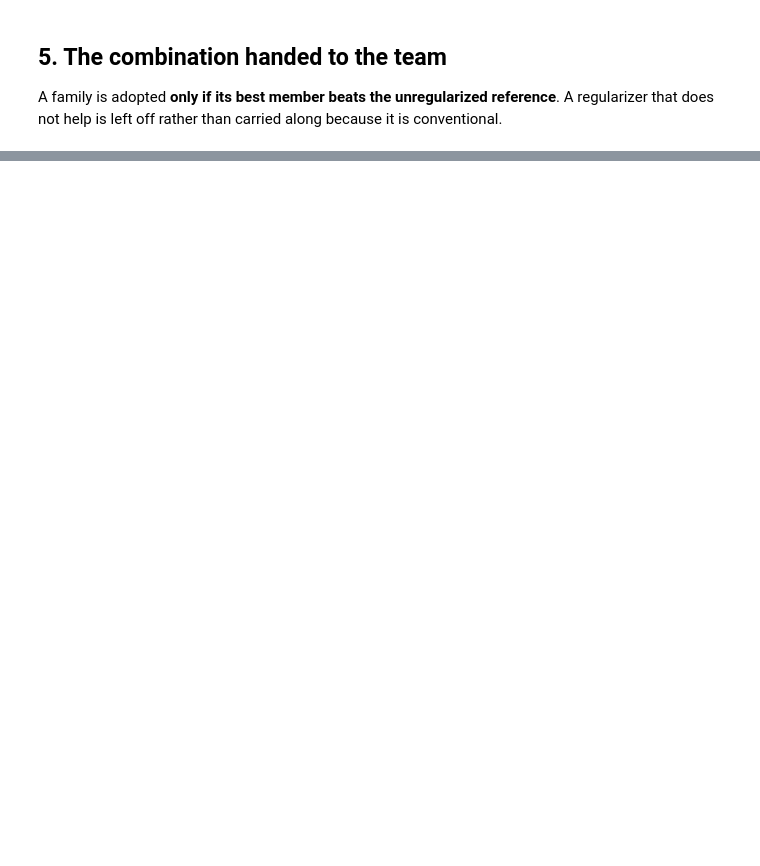
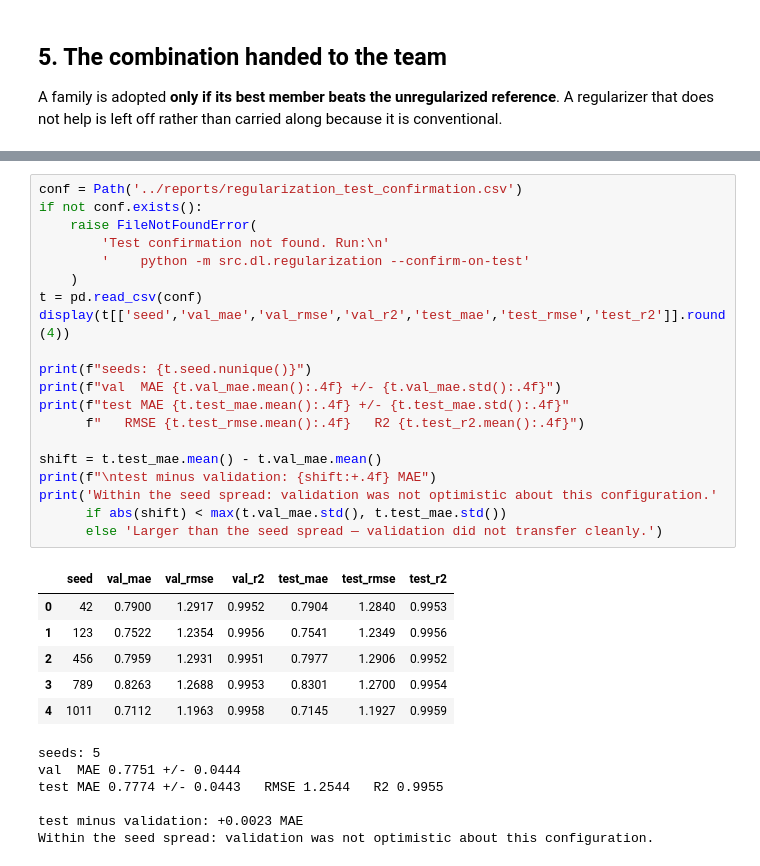
Before and after one commit to Taj-2005/water_quality_prediction, a Jupyter notebook: notebooks/13_regularization.ipynb, the cells around one changed output, grey strips where cells are left out. Cells and saved outputs as stored; diff of their text form; blank space fills up the shorter version.

```diff
--- a/notebooks/13_regularization.ipynb
+++ b/notebooks/13_regularization.ipynb
@@ -240,3 +255,36 @@ recommended configuration: NO REGULARIZATION
+# %%
+conf = Path('../reports/regularization_test_confirmation.csv')
+if not conf.exists():
+    raise FileNotFoundError(
+        'Test confirmation not found. Run:\n'
+        '    python -m src.dl.regularization --confirm-on-test'
+    )
+t = pd.read_csv(conf)
+display(t[['seed','val_mae','val_rmse','val_r2','test_mae','test_rmse','test_r2']].round(4))
+
+print(f"seeds: {t.seed.nunique()}")
+print(f"val  MAE {t.val_mae.mean():.4f} +/- {t.val_mae.std():.4f}")
+print(f"test MAE {t.test_mae.mean():.4f} +/- {t.test_mae.std():.4f}"
+      f"   RMSE {t.test_rmse.mean():.4f}   R2 {t.test_r2.mean():.4f}")
+
+shift = t.test_mae.mean() - t.val_mae.mean()
+print(f"\ntest minus validation: {shift:+.4f} MAE")
+print('Within the seed spread: validation was not optimistic about this configuration.'
+      if abs(shift) < max(t.val_mae.std(), t.test_mae.std())
+      else 'Larger than the seed spread — validation did not transfer cleanly.')
+# %% [output]
+|  | seed | val_mae | val_rmse | val_r2 | test_mae | test_rmse | test_r2 |
+| 0 | 42 | 0.7900 | 1.2917 | 0.9952 | 0.7904 | 1.2840 | 0.9953 |
+| 1 | 123 | 0.7522 | 1.2354 | 0.9956 | 0.7541 | 1.2349 | 0.9956 |
+| 2 | 456 | 0.7959 | 1.2931 | 0.9951 | 0.7977 | 1.2906 | 0.9952 |
+| 3 | 789 | 0.8263 | 1.2688 | 0.9953 | 0.8301 | 1.2700 | 0.9954 |
+| 4 | 1011 | 0.7112 | 1.1963 | 0.9958 | 0.7145 | 1.1927 | 0.9959 |
+seeds: 5
+val  MAE 0.7751 +/- 0.0444
+test MAE 0.7774 +/- 0.0443   RMSE 1.2544   R2 0.9955
+
+test minus validation: +0.0023 MAE
+Within the seed spread: validation was not optimistic about this configuration.
 # %% [markdown]
 ## Findings and handover
 
```
Also changed, not shown: parts of 8 cells of this notebook, 8 other files.
